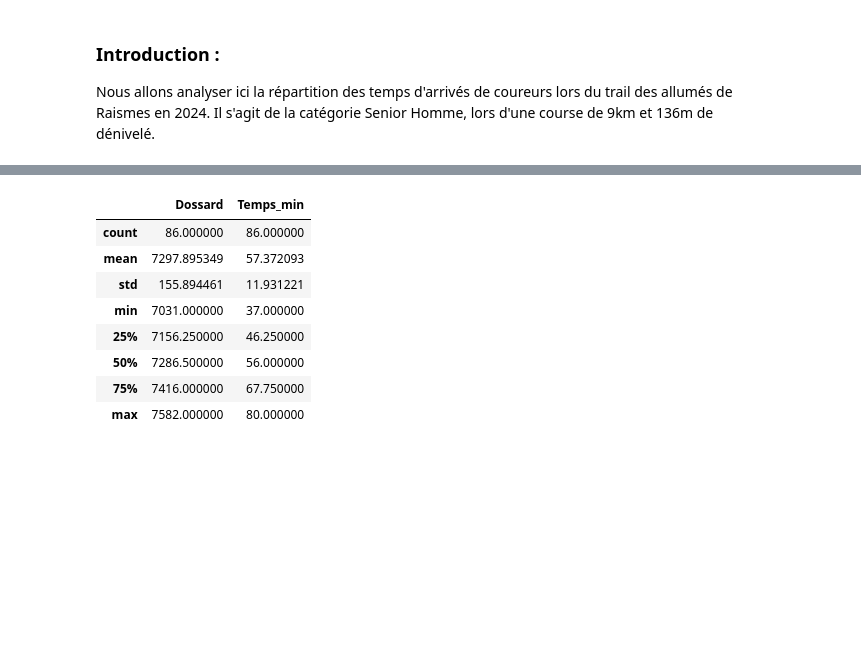
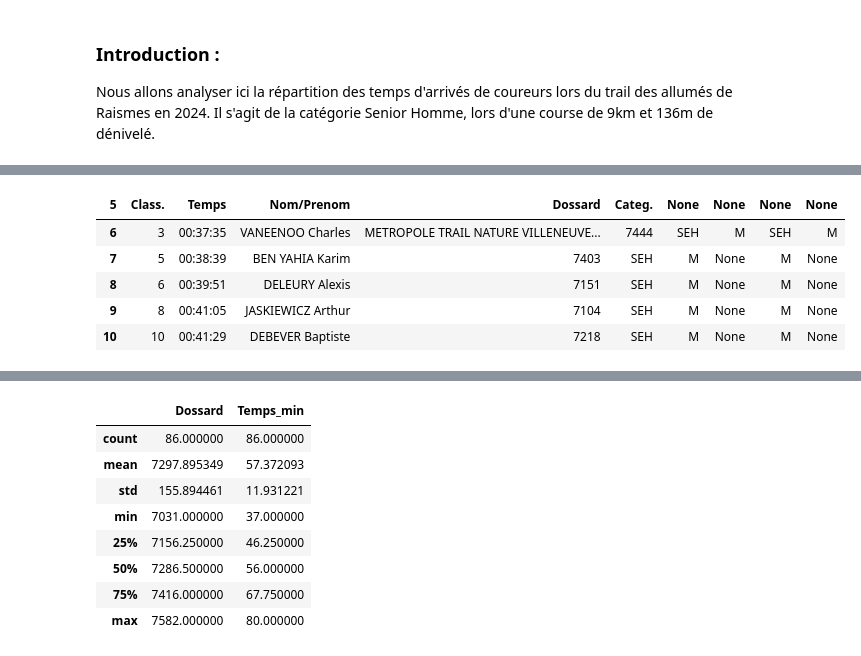
Before and after one commit to antoinedhelft/Projects, a Jupyter notebook: Trail/trail-des-allum-s-2024-homme.ipynb, the cells around one changed output, grey strips where cells are left out. Saved outputs shown, nothing was run; the diff lists cells and outputs as text; code cells hidden in the pictures; blank space fills up the shorter version.

```diff
--- a/Trail/trail-des-allum-s-2024-homme.ipynb
+++ b/Trail/trail-des-allum-s-2024-homme.ipynb
@@ -111,4 +91,13 @@ df['Nom'] = df['Nom'].fillna('')
 df['Club'] = df['Club'].fillna('')
 df['Nom/Prenom'] = df[['Nom', 'Club']].agg(' '.join, axis=1)
 df.drop(['Nom', 'Club'], axis=1 , inplace=True)
+# %%
+df.head()
+# %% [output]
+| 5 | Class. | Temps | Nom/Prenom | Dossard | Categ. | None | None | None | None |
+| 6 | 3 | 00:37:35 | VANEENOO Charles | METROPOLE TRAIL NATURE VILLENEUVE... | 7444 | SEH | M | SEH | M |
+| 7 | 5 | 00:38:39 | BEN YAHIA Karim | 7403 | SEH | M | None | M | None |
+| 8 | 6 | 00:39:51 | DELEURY Alexis | 7151 | SEH | M | None | M | None |
+| 9 | 8 | 00:41:05 | JASKIEWICZ Arthur | 7104 | SEH | M | None | M | None |
+| 10 | 10 | 00:41:29 | DEBEVER Baptiste | 7218 | SEH | M | None | M | None |
 # %%
```
Also changed, not shown: parts of 18 cells of this notebook, 1 other file.
